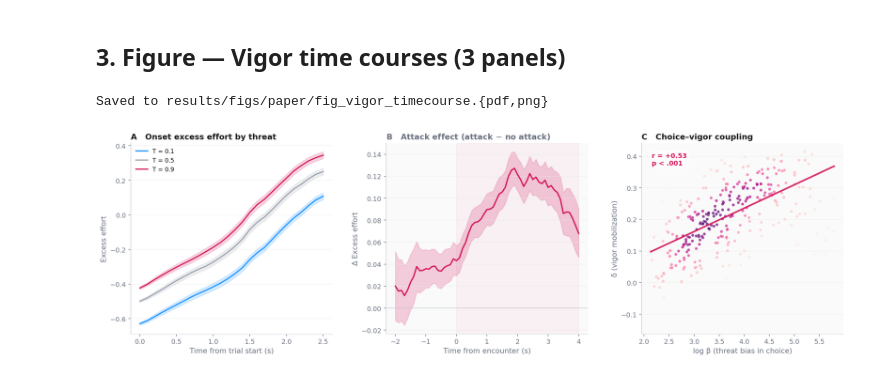
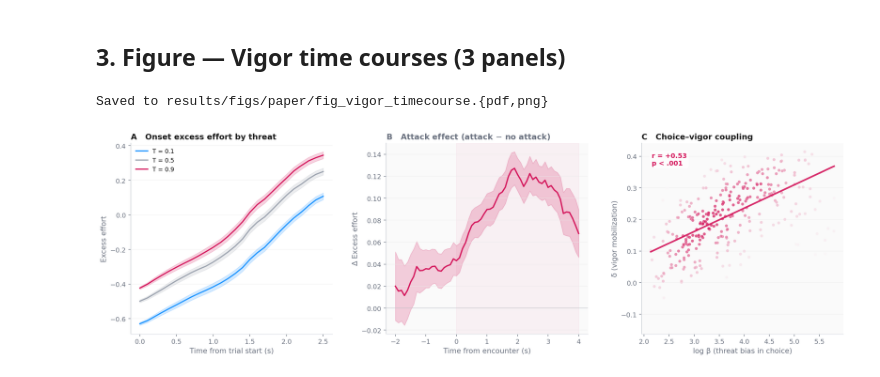
Before and after one commit to nssokada/EffortForagingUnderThreat, a Jupyter notebook: notebooks/06_paper_pipeline/11_vigor_timecourse.ipynb, the cells around one changed output. Drawn from its saved outputs; the diff is of its cells as text; code cells hidden in the pictures.

Commit message:
Panel C: use RUBY1 colormap matching style guide
Co-Authored-By: Claude Opus 4.6 (1M context) <noreply@anthropic.com>

```diff
--- a/notebooks/06_paper_pipeline/11_vigor_timecourse.ipynb
+++ b/notebooks/06_paper_pipeline/11_vigor_timecourse.ipynb
@@ -184,35 +184,37 @@ xy = np.vstack([logb_c, delta_c])
 density = gaussian_kde(xy)(xy)
 idx = density.argsort()  # plot sparse points on top
 
-sc = ax.scatter(logb_c[idx], delta_c[idx], c=density[idx], s=20, alpha=0.7,
-                cmap='RdPu', edgecolors='white', linewidths=0.3, zorder=2)
+from matplotlib.colors import LinearSegmentedColormap
+cmap_ruby = LinearSegmentedColormap.from_list('ruby', ['#fafafa', Colors.RUBY1], N=256)
+sc = ax.scatter(logb_c[idx], delta_c[idx], c=density[idx], s=22, alpha=0.75,
+                cmap=cmap_ruby, edgecolors='white', linewidths=0.3, zorder=2)
 
 # Regression line
 m, b = np.polyfit(logb, delta, 1)
 x_line = np.linspace(logb_c.min(), logb_c.max(), 100)
 ax.plot(x_line, m*x_line+b, color=Colors.RUBY1, lw=2.5, alpha=0.9, zorder=3)
 
 # Annotation
 ax.text(0.05, 0.95, f'r = {r_bd:+.2f}\np < .001',
         transform=ax.transAxes, fontsize=10, fontweight='bold',
         color=Colors.RUBY1, va='top',
         bbox=dict(boxstyle='round,pad=0.3', facecolor='white', alpha=0.8, edgecolor='none'))
 
 ax.set_title('C   Choice–vigor coupling', fontsize=12, fontweight='bold',
              color=Colors.DARK_GREY, loc='left')
 style_axis(ax, ylabel='δ (vigor mobilization)',
            xlabel='log β (threat bias in choice)')
 
 fig.tight_layout(w_pad=3.0)
 
 import os
 os.makedirs('/workspace/results/figs/paper', exist_ok=True)
 fig.savefig('/workspace/results/figs/paper/fig_vigor_timecourse.pdf',
             bbox_inches='tight', dpi=300)
 fig.savefig('/workspace/results/figs/paper/fig_vigor_timecourse.png',
             bbox_inches='tight', dpi=300)
 print("Saved to results/figs/paper/fig_vigor_timecourse.{pdf,png}")
 plt.show()
 # %% [output]
 Saved to results/figs/paper/fig_vigor_timecourse.{pdf,png}
-[figure, old version]
+[figure, new version]
```
Also changed, not shown: 2 other files.
